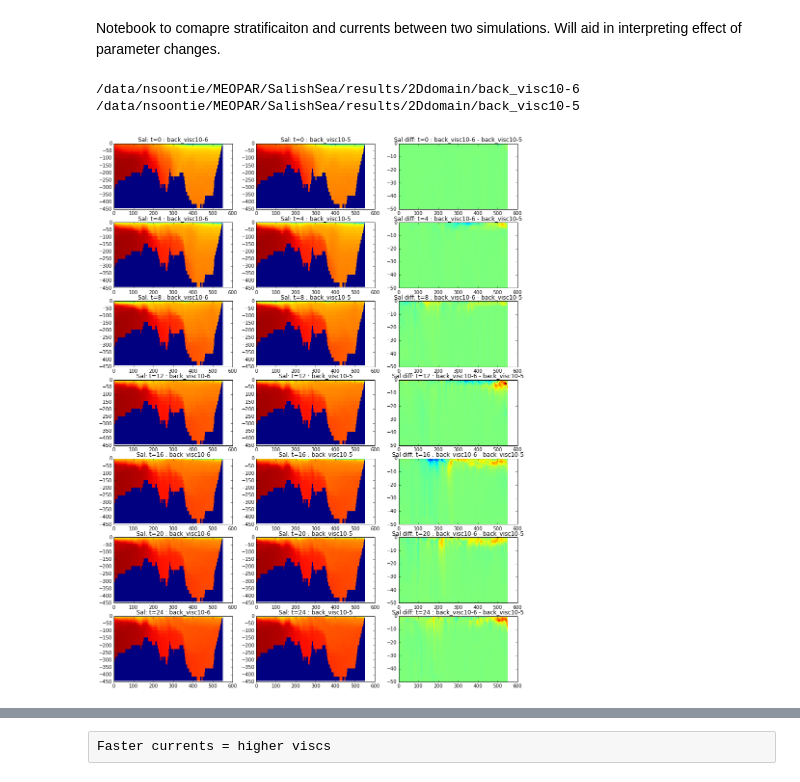
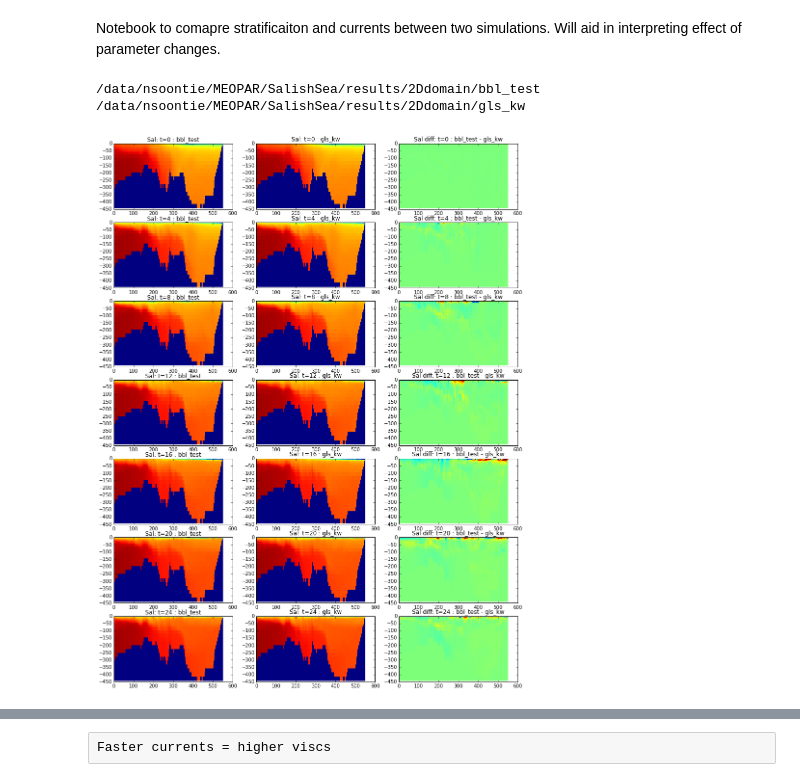
Before and after one commit to SalishSeaCast/2d-domain, a Jupyter notebook: analysis/CompareTwo.ipynb, the cells around one changed output, grey strips where cells are left out. Cells and saved outputs as stored; diff of their text form; code cells hidden in the pictures.

```diff
--- a/analysis/CompareTwo.ipynb
+++ b/analysis/CompareTwo.ipynb
@@ -11,8 +11,8 @@ import os
 # %%
 results = '/data/nsoontie/MEOPAR/SalishSea/results/2Ddomain/'
 
-run1 = 'back_visc10-6'
-run2 = 'back_visc10-5'
+run1 = 'bbl_test'
+run2 = 'gls_kw'
 
 path={}
 path[run1]= os.path.join(results,run1)
@@ -21,8 +21,8 @@ path[run2] = os.path.join(results,run2)
 print path[run1]
 print path[run2]
 # %% [output]
-/data/nsoontie/MEOPAR/SalishSea/results/2Ddomain/back_visc10-6
-/data/nsoontie/MEOPAR/SalishSea/results/2Ddomain/back_visc10-5
+/data/nsoontie/MEOPAR/SalishSea/results/2Ddomain/bbl_test
+/data/nsoontie/MEOPAR/SalishSea/results/2Ddomain/gls_kw
 # %%
 Us = {}; Ws = {}; Ts = {}; Ss={}; Diffs={}; Viscs={}
 
@@ -46,18 +46,18 @@ xx,zz = np.meshgrid(x,-depths[:])
 # %%
 fig, axs = plt.subplots(7,3,figsize=(15,20))
 ts = np.arange(0,27,4)
 
 for n, run in enumerate(runs):
     for t,ax in zip(ts,axs[:,n].flat):
         ax.pcolormesh(xx,zz,Ss[run][t,:,:],vmin=20,vmax=34)
         ax.set_title('Sal: t={} : {}'.format(t, run))
 
 for t, ax in zip(ts, axs[:,2].flat):
-    ax.pcolormesh(xx,zz,Ss[run1][t,:,:]-Ss[run2][t,:,:],vmin=-4,vmax=4)
+    ax.pcolormesh(xx,zz,Ss[run1][t,:,:]-Ss[run2][t,:,:],vmin=-1,vmax=1)
     ax.set_title('Sal diff: t={} : {} - {}'.format(t, run1, run2))
-    ax.set_ylim([-50,0])
+    #ax.set_ylim([-50,0])
 # %% [output]
-[figure, old version]
+[figure, new version]
 # %%
 fig, axs = plt.subplots(7,3,figsize=(15,20))
 ts = np.arange(0,27,4)
```
Also changed, not shown: parts of 8 cells of this notebook.
